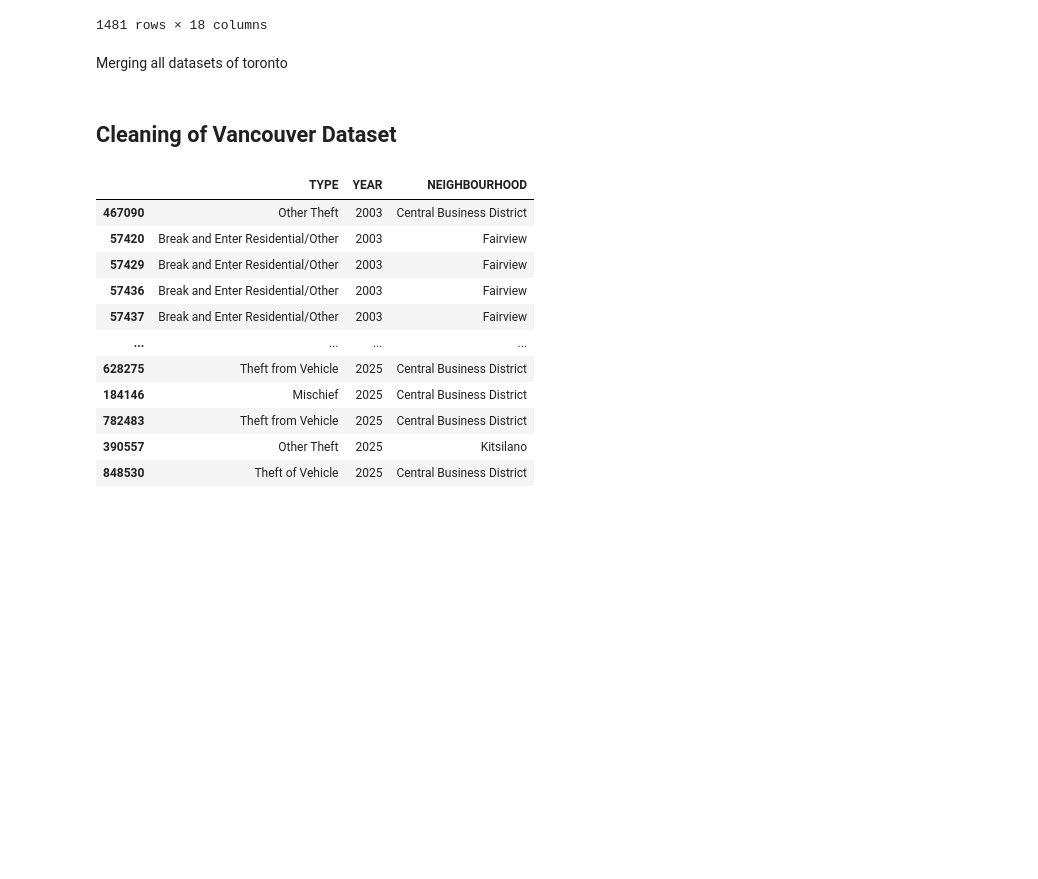
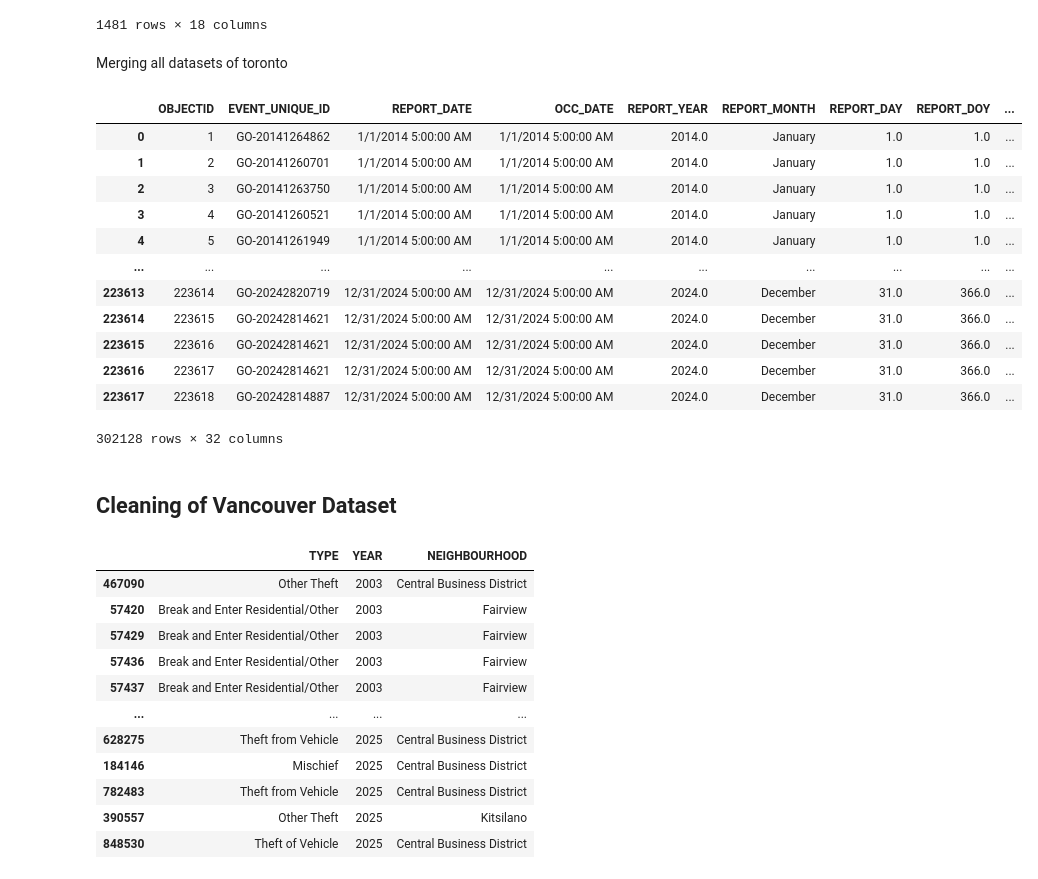
Before and after one commit to riggedjoker/CrimeAnalysis_Canada_Project, a Jupyter notebook: jupyter-notebook/crime_analysis.ipynb, the cells around one changed output. Drawn from its saved outputs; the diff is of its cells as text; code cells hidden in the pictures; blank space fills up the shorter version.

Commit message:
torono data cleaning unsuccessful.

```diff
--- a/jupyter-notebook/crime_analysis.ipynb
+++ b/jupyter-notebook/crime_analysis.ipynb
@@ -81,3 +77,21 @@ toronto_final
+# %%
+toronto_merged_data = pd.concat([tor_break_and_enter, tor_homicides, tor_assault_datasets])
+toronto_final = toronto_merged_data
+toronto_final
+# %% [output]
+|  | OBJECTID | EVENT_UNIQUE_ID | REPORT_DATE | OCC_DATE | REPORT_YEAR | REPORT_MONTH | REPORT_DAY | REPORT_DOY | ... |
+| 0 | 1 | GO-20141264862 | 1/1/2014 5:00:00 AM | 1/1/2014 5:00:00 AM | 2014.0 | January | 1.0 | 1.0 | ... |
+| 1 | 2 | GO-20141260701 | 1/1/2014 5:00:00 AM | 1/1/2014 5:00:00 AM | 2014.0 | January | 1.0 | 1.0 | ... |
+| 2 | 3 | GO-20141263750 | 1/1/2014 5:00:00 AM | 1/1/2014 5:00:00 AM | 2014.0 | January | 1.0 | 1.0 | ... |
+| 3 | 4 | GO-20141260521 | 1/1/2014 5:00:00 AM | 1/1/2014 5:00:00 AM | 2014.0 | January | 1.0 | 1.0 | ... |
+| 4 | 5 | GO-20141261949 | 1/1/2014 5:00:00 AM | 1/1/2014 5:00:00 AM | 2014.0 | January | 1.0 | 1.0 | ... |
+| ... | ... | ... | ... | ... | ... | ... | ... | ... | ... |
+| 223613 | 223614 | GO-20242820719 | 12/31/2024 5:00:00 AM | 12/31/2024 5:00:00 AM | 2024.0 | December | 31.0 | 366.0 | ... |
+| 223614 | 223615 | GO-20242814621 | 12/31/2024 5:00:00 AM | 12/31/2024 5:00:00 AM | 2024.0 | December | 31.0 | 366.0 | ... |
+| 223615 | 223616 | GO-20242814621 | 12/31/2024 5:00:00 AM | 12/31/2024 5:00:00 AM | 2024.0 | December | 31.0 | 366.0 | ... |
+| 223616 | 223617 | GO-20242814621 | 12/31/2024 5:00:00 AM | 12/31/2024 5:00:00 AM | 2024.0 | December | 31.0 | 366.0 | ... |
+| 223617 | 223618 | GO-20242814887 | 12/31/2024 5:00:00 AM | 12/31/2024 5:00:00 AM | 2024.0 | December | 31.0 | 366.0 | ... |
+302128 rows × 32 columns
 # %% [markdown]
 <h2> Cleaning of Vancouver Dataset</h2>
 # %%
```
Also changed, not shown: parts of 1 cell of this notebook.
